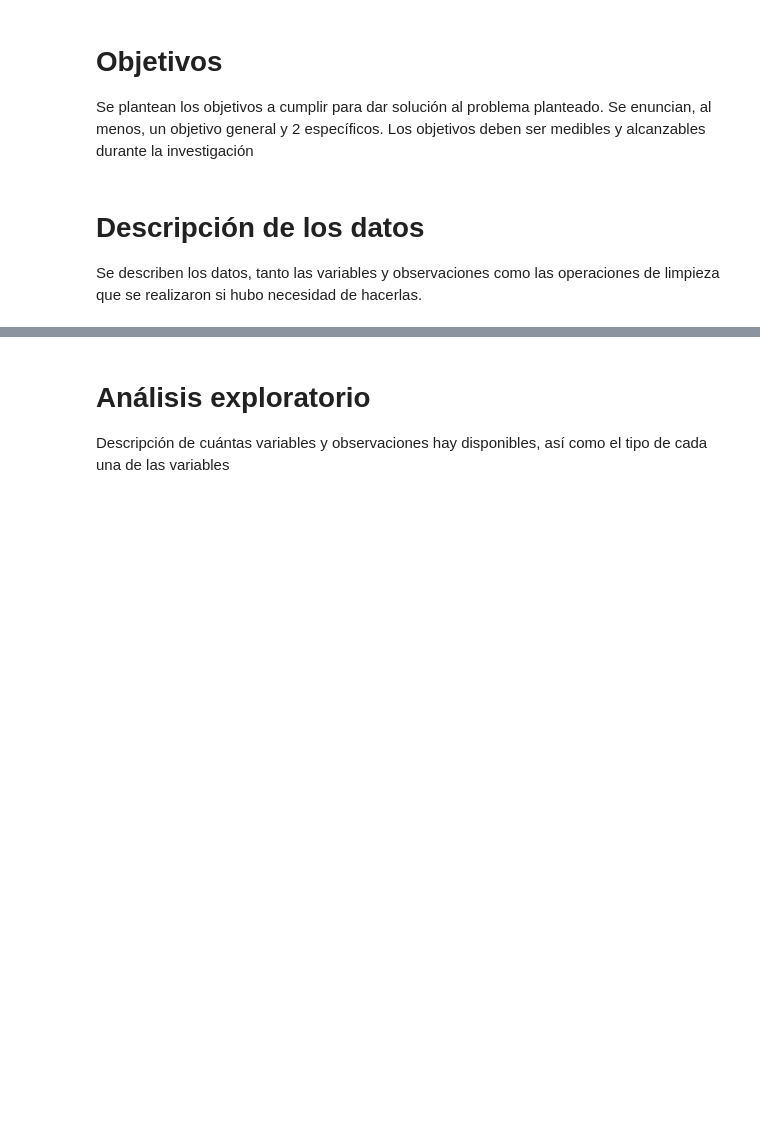
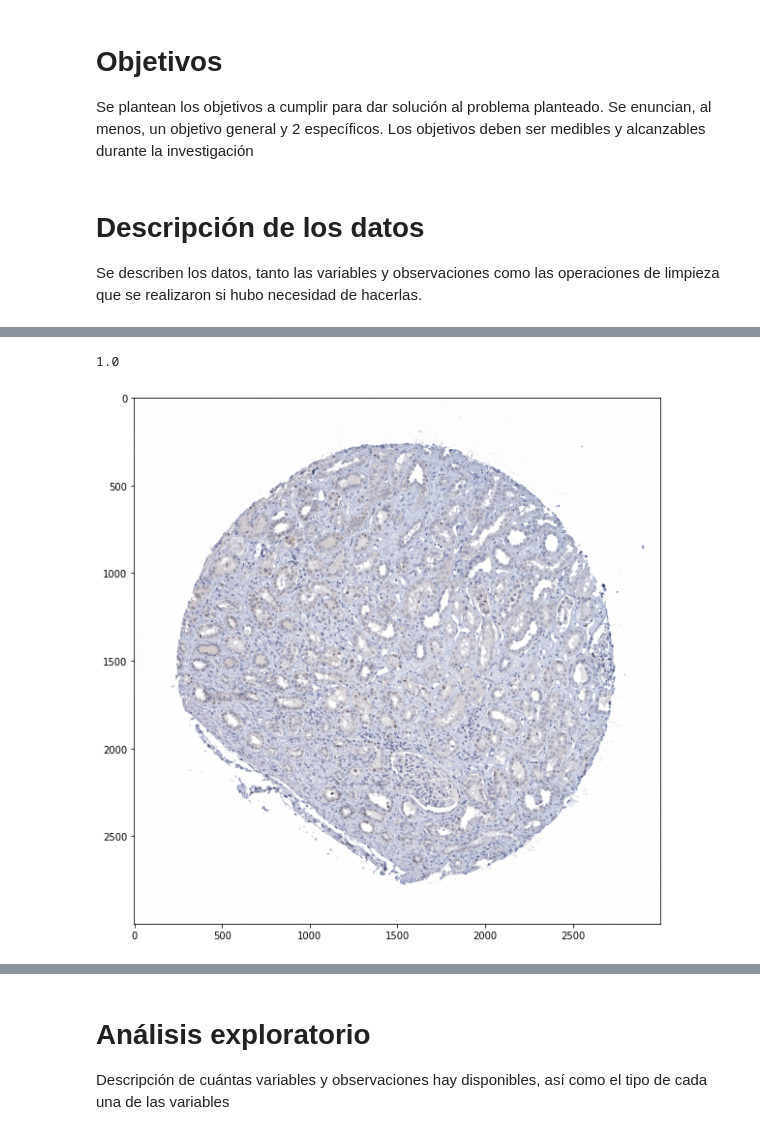
Before and after one commit to DiaZa13/hacking-the-human-body, a Jupyter notebook: project.ipynb, the cells around one changed output, grey strips where cells are left out. Drawn from its saved outputs; the diff is of its cells as text; code cells hidden in the pictures; blank space fills up the shorter version.

```diff
--- a/project.ipynb
+++ b/project.ipynb
@@ -13,0 +110,13 @@ Se describen los datos, tanto las variables y observaciones como las operaciones
+# %%
+def normalize_images(image):
+    # Normalize all the pixel values of the images to be from 0 to 1
+    normalized_img = image  / image.max()
+    return normalized_img
+# %%
+img = io.imread(images_dir + imgs[0])
+norm_img = normalize_images(img)
+plt.imshow(norm_img)
+norm_img.max()
+# %% [output]
+1.0
+[figure, added]
```
Also changed, not shown: parts of 16 cells of this notebook, 1 other file.
